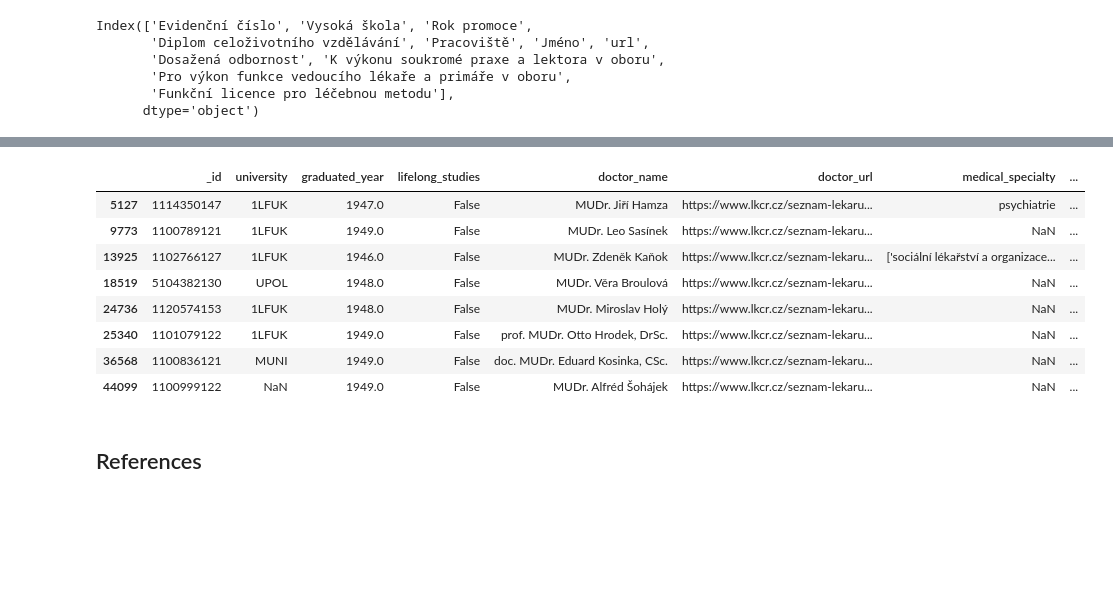
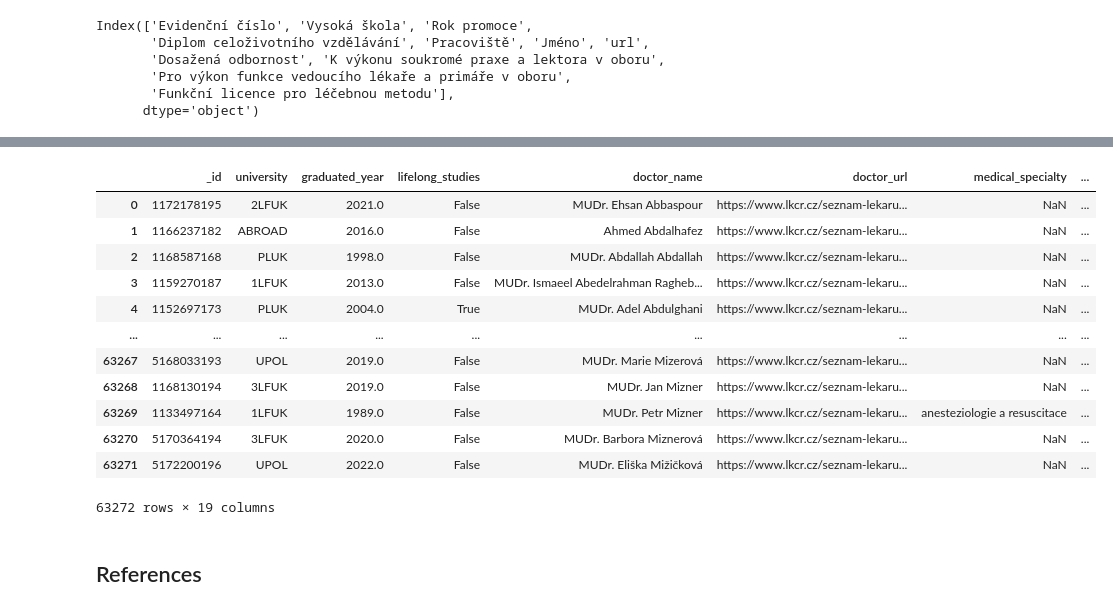
Before and after one commit to opendatalabcz/mapa-zdravi, a Jupyter notebook: src/scripts/clk_scraping.ipynb, the cells around one changed output, grey strips where cells are left out. Cells and saved outputs as stored; diff of their text form; code cells hidden in the pictures; blank space fills up the shorter version.

Commit message:
Add expected age

```diff
--- a/src/scripts/clk_scraping.ipynb
+++ b/src/scripts/clk_scraping.ipynb
@@ -673,3 +677,16 @@ doctors_df.loc[~uni_na, 'university'] = doctors_df[~uni_na].university.apply(uni
 # %%
 # TODO parse medical_specialty, private_practice, leading_doctor_licence
 # doctors_df.explode('medical_specialty')
+# %%
+doctors_df = pd.read_csv(PATH_FINAL+'doctors.csv', index_col=0)
+students = pd.read_csv(PATH_FINAL+'students.csv', index_col=0)
+# %%
+# estimate an age based on students age at the time they graduated and their probabilities
+
+dr = students[(students['graduated'] == True) & (students.major == 'Všeobecné lékařství')][['graduated', 'major', 'age_end']]
+
+ages = dr.age_end.value_counts().reset_index()
+ages.columns = ['age','count']
+n_records = sum(ages['count'])
+ages['p'] = ages['count'] / n_records
+ages.head()
@@ -676,2 +700,24 @@ doctors_df.loc[~uni_na, 'university'] = doctors_df[~uni_na].university.apply(uni
+# %%
+
+random_age = np.random.choice(ages['age'], p=ages['p'], size=doctors_df.shape[0])
+doctors_df['graduated_age_expected'] = random_age
+doctors_df['graduated_age_expected'] = doctors_df['graduated_age_expected'].apply(round)
+doctors_df['age_expected'] = doctors_df['graduated_age_expected'] + (date.today().year - doctors_df['graduated_year'])
+
+doctors_df
+# %% [output]
+|  | _id | university | graduated_year | lifelong_studies | doctor_name | doctor_url | medical_specialty | ... |
+| 0 | 1172178195 | 2LFUK | 2021.0 | False | MUDr. Ehsan Abbaspour | https://www.lkcr.cz/seznam-lekaru... | NaN | ... |
+| 1 | 1166237182 | ABROAD | 2016.0 | False | Ahmed Abdalhafez | https://www.lkcr.cz/seznam-lekaru... | NaN | ... |
+| 2 | 1168587168 | PLUK | 1998.0 | False | MUDr. Abdallah Abdallah | https://www.lkcr.cz/seznam-lekaru... | NaN | ... |
+| 3 | 1159270187 | 1LFUK | 2013.0 | False | MUDr. Ismaeel Abedelrahman Ragheb... | https://www.lkcr.cz/seznam-lekaru... | NaN | ... |
+| 4 | 1152697173 | PLUK | 2004.0 | True | MUDr. Adel Abdulghani | https://www.lkcr.cz/seznam-lekaru... | NaN | ... |
+| ... | ... | ... | ... | ... | ... | ... | ... | ... |
+| 63267 | 5168033193 | UPOL | 2019.0 | False | MUDr. Marie Mizerová | https://www.lkcr.cz/seznam-lekaru... | NaN | ... |
+| 63268 | 1168130194 | 3LFUK | 2019.0 | False | MUDr. Jan Mizner | https://www.lkcr.cz/seznam-lekaru... | NaN | ... |
+| 63269 | 1133497164 | 1LFUK | 1989.0 | False | MUDr. Petr Mizner | https://www.lkcr.cz/seznam-lekaru... | anesteziologie a resuscitace | ... |
+| 63270 | 5170364194 | 3LFUK | 2020.0 | False | MUDr. Barbora Miznerová | https://www.lkcr.cz/seznam-lekaru... | NaN | ... |
+| 63271 | 5172200196 | UPOL | 2022.0 | False | MUDr. Eliška Mižičková | https://www.lkcr.cz/seznam-lekaru... | NaN | ... |
+63272 rows × 19 columns
 # %%
 doctors_df.to_csv(PATH_FINAL+'doctors.csv')
@@ -680,15 +724,3 @@ doctors_df = pd.read_csv(PATH_FINAL+'doctors.csv', index_col=0)
-# %%
-doctors_df[(doctors_df.graduated_year < 1950) & (doctors_df.graduated_year > 1940)]
-# %% [output]
-|  | _id | university | graduated_year | lifelong_studies | doctor_name | doctor_url | medical_specialty | ... |
-| 5127 | 1114350147 | 1LFUK | 1947.0 | False | MUDr. Jiří Hamza | https://www.lkcr.cz/seznam-lekaru... | psychiatrie | ... |
-| 9773 | 1100789121 | 1LFUK | 1949.0 | False | MUDr. Leo Sasínek | https://www.lkcr.cz/seznam-lekaru... | NaN | ... |
-| 13925 | 1102766127 | 1LFUK | 1946.0 | False | MUDr. Zdeněk Kaňok | https://www.lkcr.cz/seznam-lekaru... | ['sociální lékařství a organizace... | ... |
-| 18519 | 5104382130 | UPOL | 1948.0 | False | MUDr. Věra Broulová | https://www.lkcr.cz/seznam-lekaru... | NaN | ... |
-| 24736 | 1120574153 | 1LFUK | 1948.0 | False | MUDr. Miroslav Holý | https://www.lkcr.cz/seznam-lekaru... | NaN | ... |
-| 25340 | 1101079122 | 1LFUK | 1949.0 | False | prof. MUDr. Otto Hrodek, DrSc. | https://www.lkcr.cz/seznam-lekaru... | NaN | ... |
-| 36568 | 1100836121 | MUNI | 1949.0 | False | doc. MUDr. Eduard Kosinka, CSc. | https://www.lkcr.cz/seznam-lekaru... | NaN | ... |
-| 44099 | 1100999122 | NaN | 1949.0 | False | MUDr. Alfréd Šohájek | https://www.lkcr.cz/seznam-lekaru... | NaN | ... |
 # %% [markdown]
 ## References
 # %% [markdown]
```
Also changed, not shown: parts of 4 cells of this notebook.
